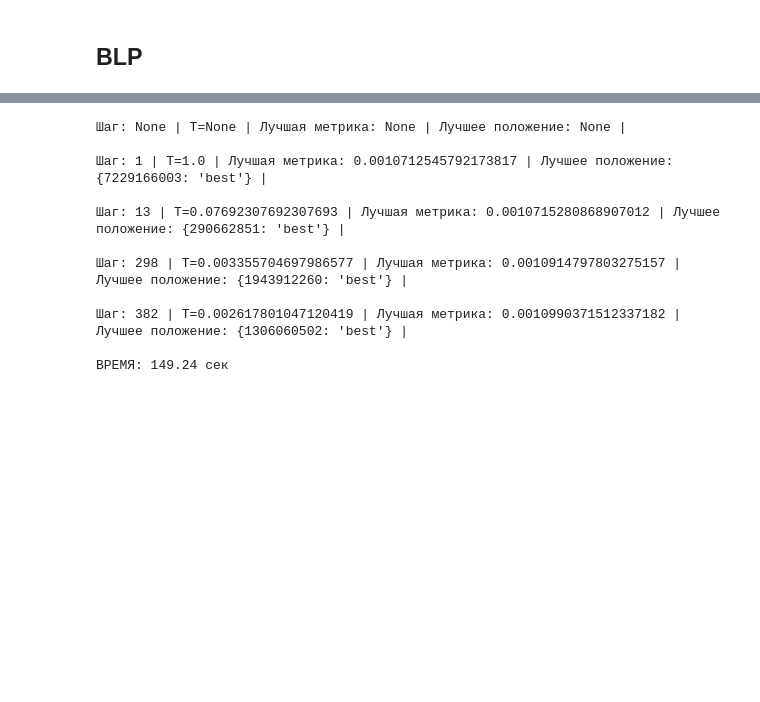
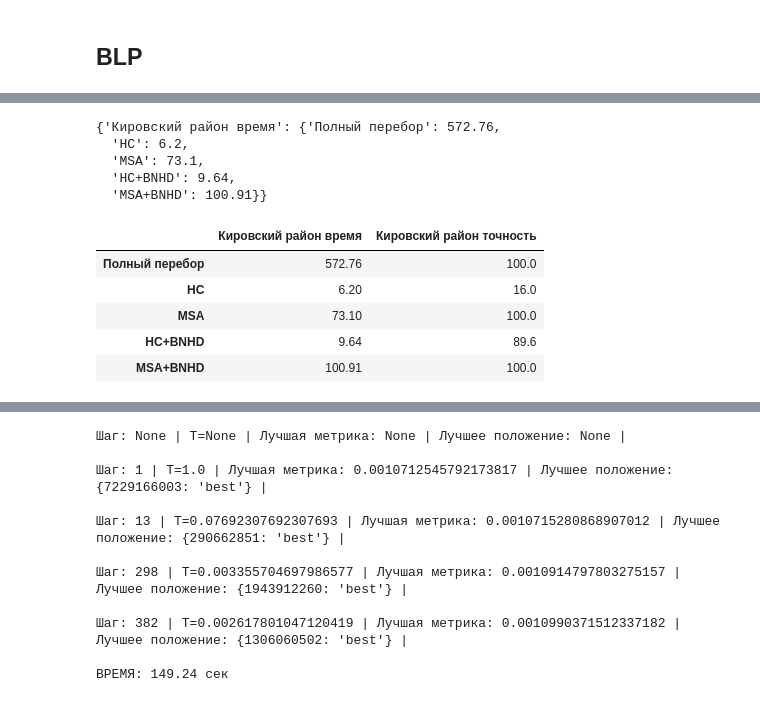
Before and after one commit to Obsidian-pb/genesis, a Jupyter notebook: work/genesis/dis_algorithms.ipynb, the cells around one changed output, grey strips where cells are left out. Cells and saved outputs as stored; diff of their text form; code cells hidden in the pictures; blank space fills up the shorter version.

```diff
--- a/work/genesis/dis_algorithms.ipynb
+++ b/work/genesis/dis_algorithms.ipynb
@@ -223,3 +512,32 @@ for i, district in districts.iterrows():
+# %%
+main_times_list
+# %% [output]
+{'Кировский район время': {'Полный перебор': 572.76,
+  'HC': 6.2,
+  'MSA': 73.1,
+  'HC+BNHD': 9.64,
+  'MSA+BNHD': 100.91}}
+# %%
+# Сохранение итогов в основные словари:
+main_times_list = {}
+main_accuracy_list = {}
+main_times_list[district+' время'] = times_list
+main_accuracy_list[district+' точность'] = accuracy_list
+# Промежуточное сохранение в DataFrame с объединением main_times_list и main_accuracy_list
+# ------------------------------
+# tdf_times = pd.DataFrame(main_times_list)
+# tdf_times
+# tdf_times.to_csv('times.csv')
+# tdf_accuracy = pd.DataFrame(main_accuracy_list)
+# tdf_accuracy.to_csv('accuracy.csv')
+pd.DataFrame({**main_times_list, **main_accuracy_list})
+# %% [output]
+|  | Кировский район время | Кировский район точность |
+| Полный перебор | 572.76 | 100.0 |
+| HC | 6.20 | 16.0 |
+| MSA | 73.10 | 100.0 |
+| HC+BNHD | 9.64 | 89.6 |
+| MSA+BNHD | 100.91 | 100.0 |
 # %%
 district = 'Железнодорожный район'
 poly = scopes[district][0]
```
Also changed, not shown: parts of 10 cells of this notebook, 1 other file.
